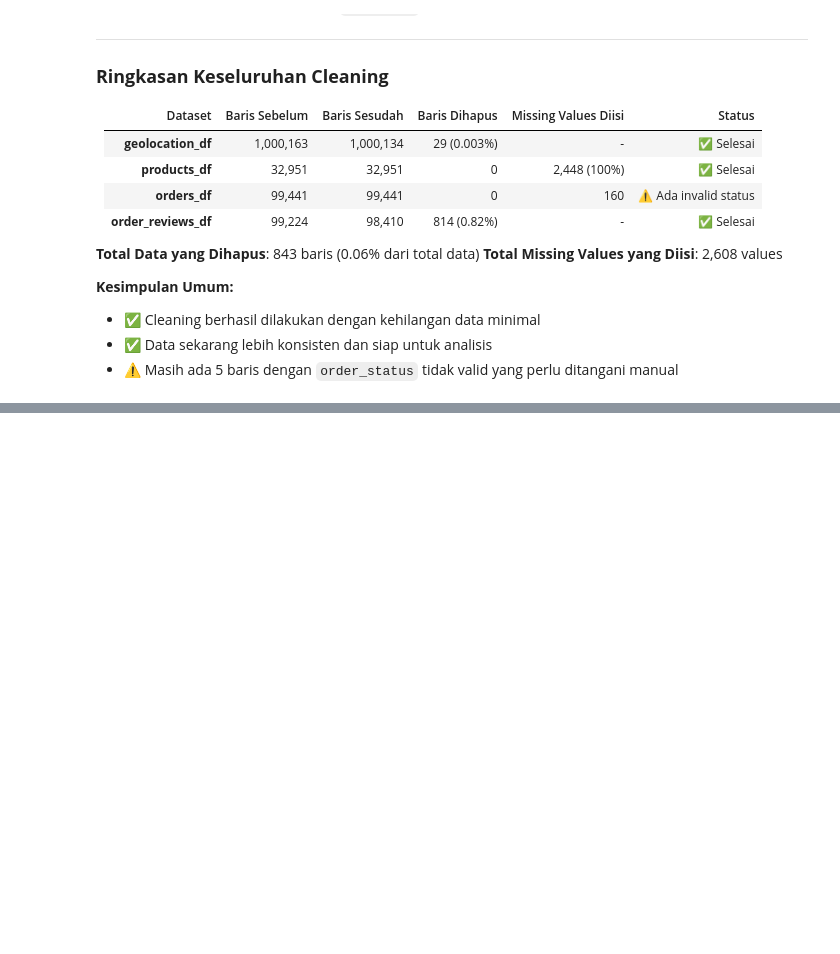
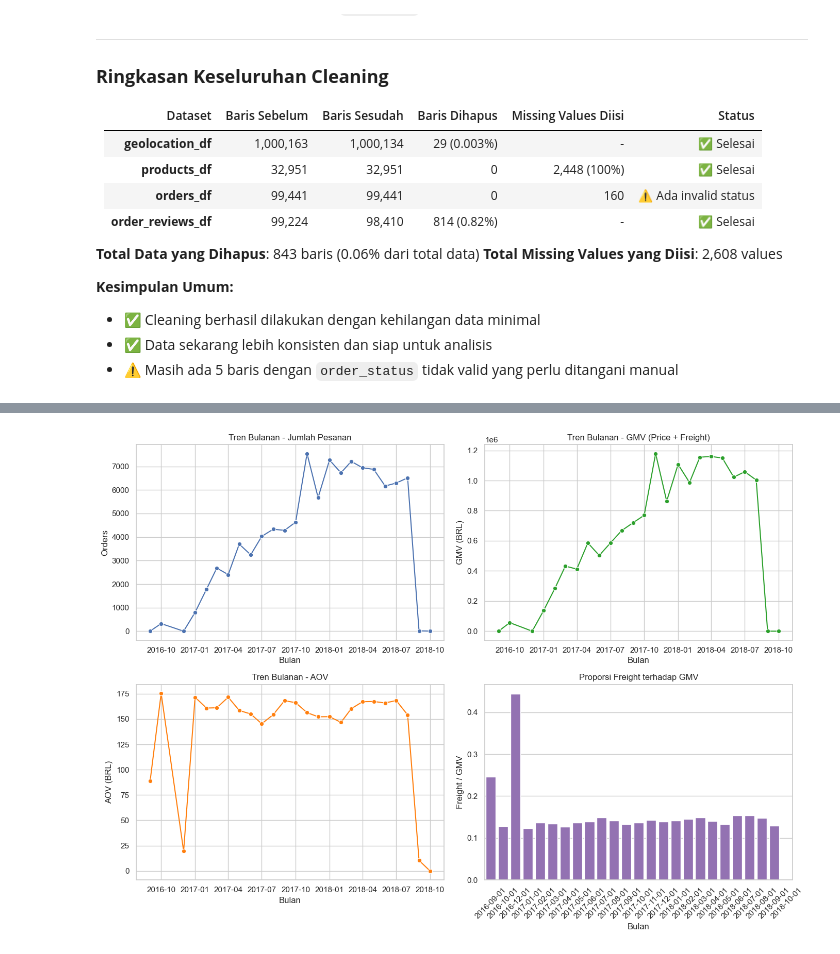
Before and after one commit to mikhlasnr/dicoding-final-project-python, a Jupyter notebook: Proyek_Analisis_Data.ipynb, the cells around one changed output, grey strips where cells are left out. Cells and saved outputs as stored; diff of their text form; code cells hidden in the pictures; blank space fills up the shorter version.

```diff
--- a/Proyek_Analisis_Data.ipynb
+++ b/Proyek_Analisis_Data.ipynb
@@ -3622,0 +3562,94 @@ orders_df → order_items_df (via order_id) → products_df (via product_id)
+# %%
+## Visualization - Jawaban Visual untuk 5 Pertanyaan
+
+sns.set(style='whitegrid')
+
+# 1) Pertumbuhan & Pendapatan
+fig, axes = plt.subplots(2, 2, figsize=(14, 10))
+ax = axes[0,0]
+sns.lineplot(data=monthly, x='order_month', y='orders', marker='o', ax=ax)
+ax.set_title('Tren Bulanan - Jumlah Pesanan')
+ax.set_xlabel('Bulan'); ax.set_ylabel('Orders')
+
+ax = axes[0,1]
+sns.lineplot(data=monthly, x='order_month', y='gmv', marker='o', ax=ax, color='tab:green')
+ax.set_title('Tren Bulanan - GMV (Price + Freight)')
+ax.set_xlabel('Bulan'); ax.set_ylabel('GMV (BRL)')
+
+ax = axes[1,0]
+sns.lineplot(data=monthly, x='order_month', y='aov', marker='o', ax=ax, color='tab:orange')
+ax.set_title('Tren Bulanan - AOV')
+ax.set_xlabel('Bulan'); ax.set_ylabel('AOV (BRL)')
+
+ax = axes[1,1]
+sns.barplot(data=monthly, x='order_month', y='freight_ratio', ax=ax, color='tab:purple')
+ax.set_title('Proporsi Freight terhadap GMV')
+ax.set_xlabel('Bulan'); ax.set_ylabel('Freight / GMV')
+ax.tick_params(axis='x', rotation=45)
+plt.tight_layout()
+plt.show()
+
+# 2) Produk & Kategori
+fig, axes = plt.subplots(1, 2, figsize=(14, 5))
+ax = axes[0]
+cat_top = cat_agg.sort_values('gmv', ascending=False).head(10)
+sns.barplot(data=cat_top, y='category_display', x='gmv', ax=ax, palette='Blues_r')
+ax.set_title('Top 10 Kategori berdasarkan GMV')
+ax.set_xlabel('GMV (BRL)'); ax.set_ylabel('Kategori')
+
+ax = axes[1]
+cat_growth_top = cat_growth.sort_values('growth_diff', ascending=False).head(10)
+sns.barplot(data=cat_growth_top, y='category_display', x='growth_diff', ax=ax, palette='Greens')
+ax.set_title('Kategori dengan Pertumbuhan GMV Tercepat (6 bln awal vs 6 bln akhir)')
+ax.set_xlabel('∆ GMV'); ax.set_ylabel('Kategori')
+plt.tight_layout()
+plt.show()
+
+# 3) Pelanggan & Retensi
+fig, axes = plt.subplots(1, 2, figsize=(14, 5))
+ax = axes[0]
+plot_nr = new_returning.copy()
+plot_nr = plot_nr.melt(id_vars=['order_month','total_orders'], value_vars=['new_customers','returning_orders'], var_name='type', value_name='count')
+sns.lineplot(data=plot_nr, x='order_month', y='count', hue='type', marker='o', ax=ax)
+ax.set_title('Pelanggan Baru vs Kembali per Bulan')
+ax.set_xlabel('Bulan'); ax.set_ylabel('Count')
+
+ax = axes[1]
+sns.lineplot(data=customers_month, x='order_month', y='repeat_rate', marker='o', ax=ax, color='tab:red')
+ax.set_title('Repeat Rate per Bulan')
+ax.set_xlabel('Bulan'); ax.set_ylabel('Repeat Rate')
+plt.tight_layout()
+plt.show()
+
+# 4) Geografi (Pelanggan)
+fig, axes = plt.subplots(1, 2, figsize=(14, 5))
+ax = axes[0]
+state_top = state_agg.sort_values('gmv', ascending=False).head(10)
+sns.barplot(data=state_top, x='gmv', y='customer_state', ax=ax, palette='Purples')
+ax.set_title('Top 10 State berdasarkan GMV')
+ax.set_xlabel('GMV (BRL)'); ax.set_ylabel('State')
+
+ax = axes[1]
+city_top = city_agg.sort_values('gmv', ascending=False).head(10)
+sns.barplot(data=city_top, x='gmv', y='customer_city', ax=ax, palette='Oranges')
+ax.set_title('Top 10 City berdasarkan GMV')
+ax.set_xlabel('GMV (BRL)'); ax.set_ylabel('City')
+plt.tight_layout()
+plt.show()
+
+# 5) Penjual (Seller Performance)
+fig, axes = plt.subplots(1, 2, figsize=(14, 5))
+ax = axes[0]
+seller_top = seller_perf.sort_values('gmv', ascending=False).head(10)
+sns.barplot(data=seller_top, x='gmv', y='seller_id', ax=ax, palette='Greys')
+ax.set_title('Top 10 Seller berdasarkan GMV')
+ax.set_xlabel('GMV (BRL)'); ax.set_ylabel('Seller ID')
+
+ax = axes[1]
+sns.histplot(seller_perf['on_time_rate'].dropna(), bins=20, kde=True, color='tab:blue', ax=ax)
+ax.set_title('Distribusi On-Time Delivery Rate per Seller')
+ax.set_xlabel('On-Time Rate'); ax.set_ylabel('Jumlah Seller')
+plt.tight_layout()
+plt.show()
+# %% [output]
+[figure, added]
```
Also changed, not shown: parts of 30 cells of this notebook.
